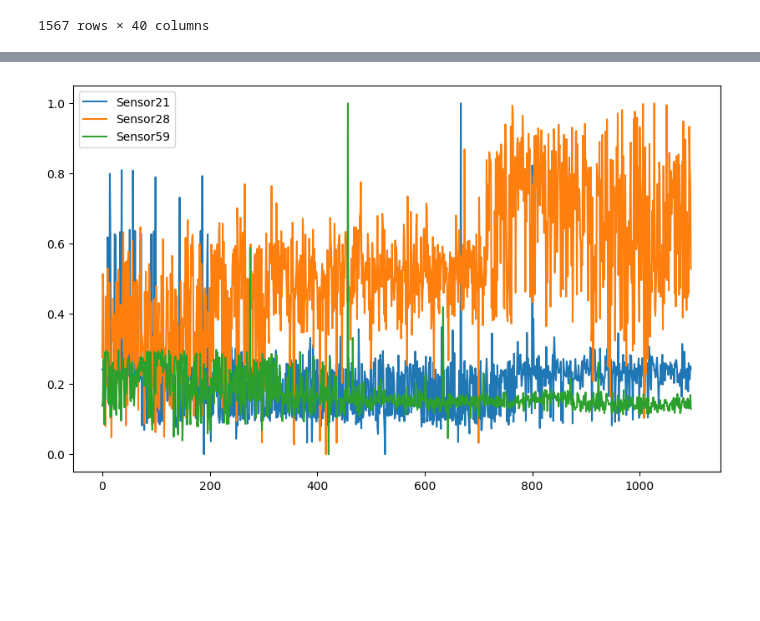
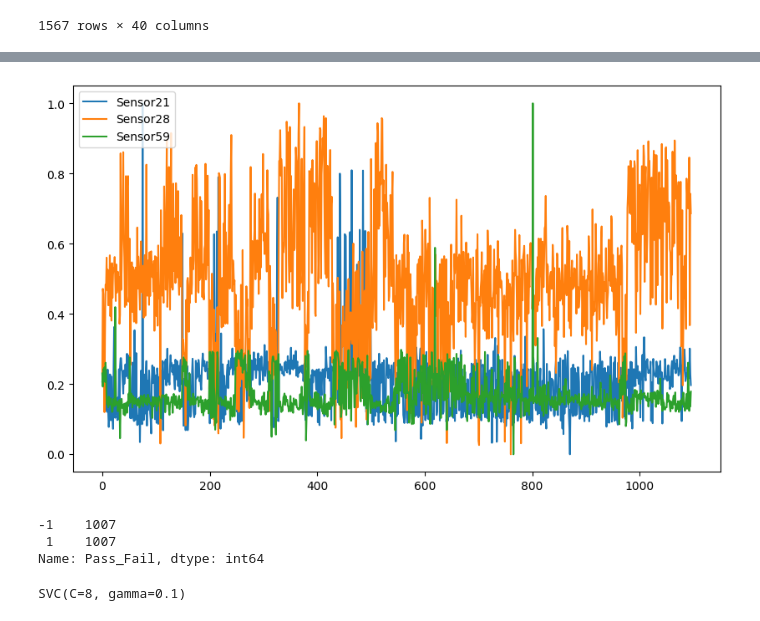
Before and after one commit to skameju/semiconductor, a Jupyter notebook: 캡스톤디자인.ipynb, the cells around one changed output, grey strips where cells are left out. Drawn from its saved outputs; the diff is of its cells as text; code cells hidden in the pictures; blank space fills up the shorter version.

```diff
--- a/캡스톤디자인.ipynb
+++ b/캡스톤디자인.ipynb
@@ -234,10 +234,19 @@ df
 | 1565 | 3.6664 | -0.0126 | 30.1288 | 0.0153 | 3.4471 | 3.7149 | 2.6249 | 1.3260 | -6514.50 | ... |
 | 1566 | 1.4845 | -0.0122 | 52.4053 | 0.0275 | 6.8343 | 13.5466 | 16.2028 | 6.4839 | -5227.50 | ... |
 1567 rows × 40 columns
+# %%
+df_x_data = df
+df_y_data = data['Pass_Fail']
 # %%
 # train, test set 분할
+'''
 from sklearn.model_selection import train_test_split
 train_set, test_set = train_test_split(df, test_size = 0.4, random_state = 89)
 train_set = train_set.reset_index(drop = True)
 test_set = test_set.reset_index(drop = True)
+
+'''
+
+from sklearn.model_selection import train_test_split
+train_x, test_x, train_y, test_y = train_test_split(df_x_data, df_y_data, train_size = 0.7, test_size = 0.3, shuffle = False)
 # %%
@@ -249,9 +260,16 @@ ax = train_set.plot(y = ['Sensor21', 'Sensor28', 'Sensor59'], figsize = (15, 6))
 
 from sklearn.preprocessing import MinMaxScaler
 scaler = MinMaxScaler()
-train_minmax_scaled = scaler.fit_transform(train_set)
+train_minmax_scaled = scaler.fit_transform(train_x)
+
+# test_x도 정규화 해주어야 함
+test_x_scaled = scaler.transform(test_x)
 # %%
-train_set_scaled = pd.DataFrame(train_minmax_scaled, columns = train_set.columns, index = list(train_set.index.values))
-train_set_scaled # 정규화된 train_set!!!!!
+train_x_scaled = pd.DataFrame(train_minmax_scaled, columns = train_x.columns, index = list(train_x.index.values))
+train_x_scaled # 정규화된 train_set!!!!!
+
+# test_x 정규화 함
+test_x_scaled = pd.DataFrame(test_x_scaled, columns = test_x.columns, index = list(test_x.index.values))
+test_x_scaled
 # %% [output]
 |  | Sensor59 | Sensor103 | Sensor510 | Sensor348 | Sensor431 | Sensor434 | Sensor430 | Sensor435 | Sensor21 | ... |
@@ -270,4 +288,4 @@ train_set_scaled # 정규화된 train_set!!!!!
 # %%
-ax = train_set_scaled.plot(y = ['Sensor21', 'Sensor28', 'Sensor59'], figsize = (10, 6))
+ax = train_x_scaled.plot(y = ['Sensor21', 'Sensor28', 'Sensor59'], figsize = (10, 6))
 # %% [output]
-[figure, old version]
+[figure, new version]
@@ -273,0 +296,14 @@ ax = train_set_scaled.plot(y = ['Sensor21', 'Sensor28', 'Sensor59'], figsize = (
+# %%
+pd.Series(y_train_sm).value_counts()
+# %% [output]
+-1    1007
+ 1    1007
+Name: Pass_Fail, dtype: int64
+# %%
+import sklearn.svm as svm
+
+svm_model = svm.SVC(kernel='rbf', C=8, gamma = 0.1)
+
+svm_model.fit(x_train_sm, y_train_sm)
+# %% [output]
+SVC(C=8, gamma=0.1)
```
Also changed, not shown: parts of 4 cells of this notebook.
